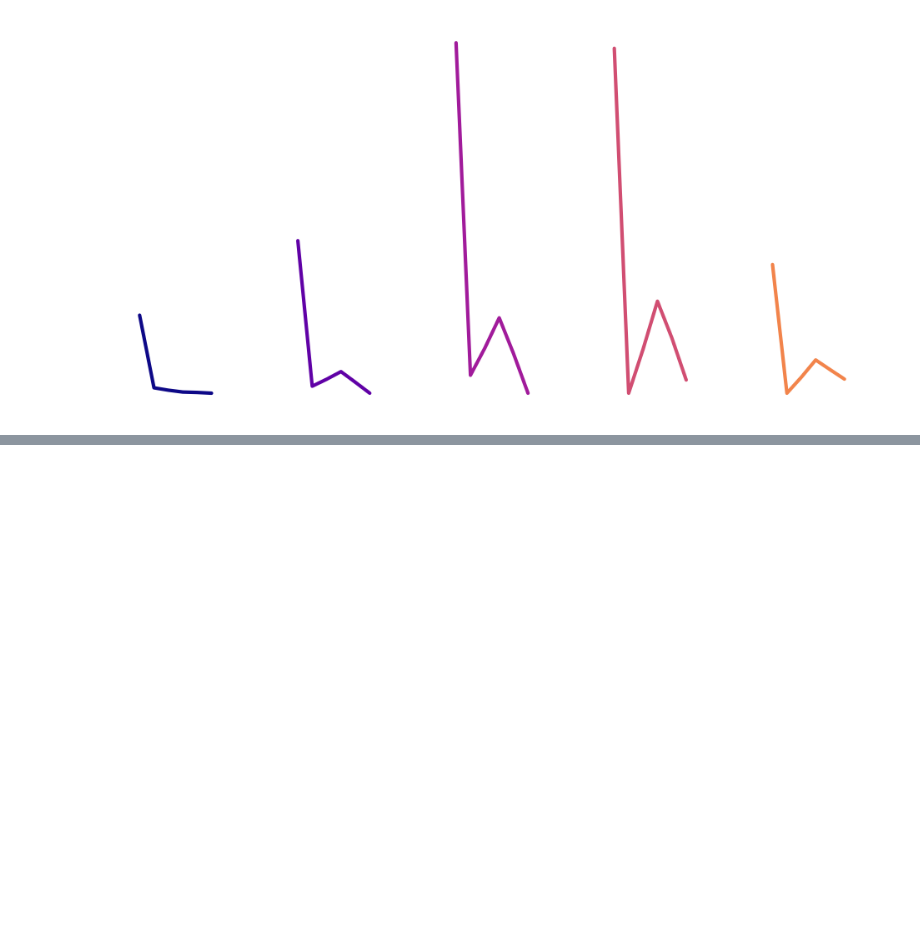
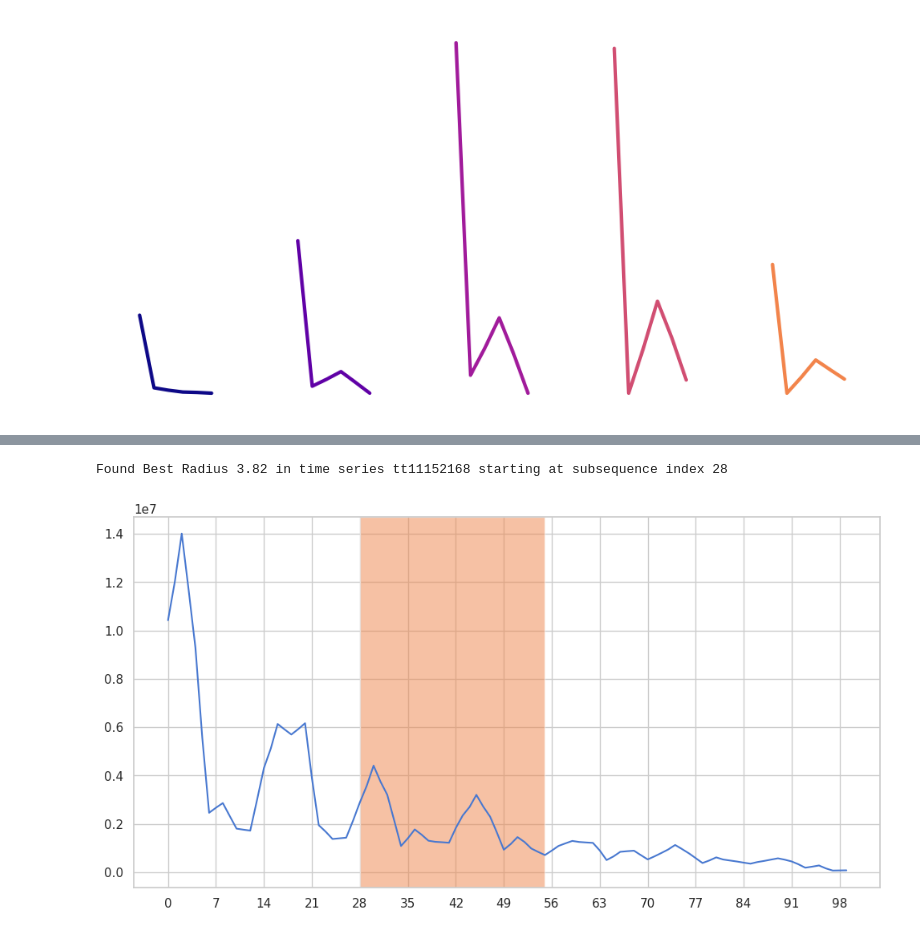
Before and after one commit to g-fabiani4-unipi/dm2_project, a Jupyter notebook: src/time_series/motifs_discords.ipynb, the cells around one changed output, grey strips where cells are left out. Drawn from its saved outputs; the diff is of its cells as text; code cells hidden in the pictures; blank space fills up the shorter version.

```diff
--- a/src/time_series/motifs_discords.ipynb
+++ b/src/time_series/motifs_discords.ipynb
@@ -283,0 +307,7 @@ plt.show()
+# %%
+m = 28
+# %%
+Ts = []
+for idx in train.index:
+    Ts.append(train_X.loc[idx, 'value'].values)
+len(Ts)
@@ -283,0 +316,3 @@ plt.show()
+# %%
+%%time
+radius, Ts_idx, subseq_idx = stumpy.ostinato(Ts, m)
@@ -283,0 +322,16 @@ plt.show()
+# %%
+print(f'Found Best Radius {radius:.2f} in time series {train.index[Ts_idx]} starting at subsequence index {subseq_idx}')
+# %% [output]
+Found Best Radius 3.82 in time series tt11152168 starting at subsequence index 28
+# %%
+fig, axs = plt.subplots()
+axs.plot(Ts[Ts_idx])
+
+lower, upper = axs.get_ylim()
+height = upper - lower
+rect = Rectangle((subseq_idx, lower), m-1, height, facecolor='C1', alpha=.5)
+axs.add_patch(rect)
+plt.xticks(np.arange(0, 100, 7))
+plt.show()
+# %% [output]
+[figure, added]
```
Also changed, not shown: parts of 32 cells of this notebook.
